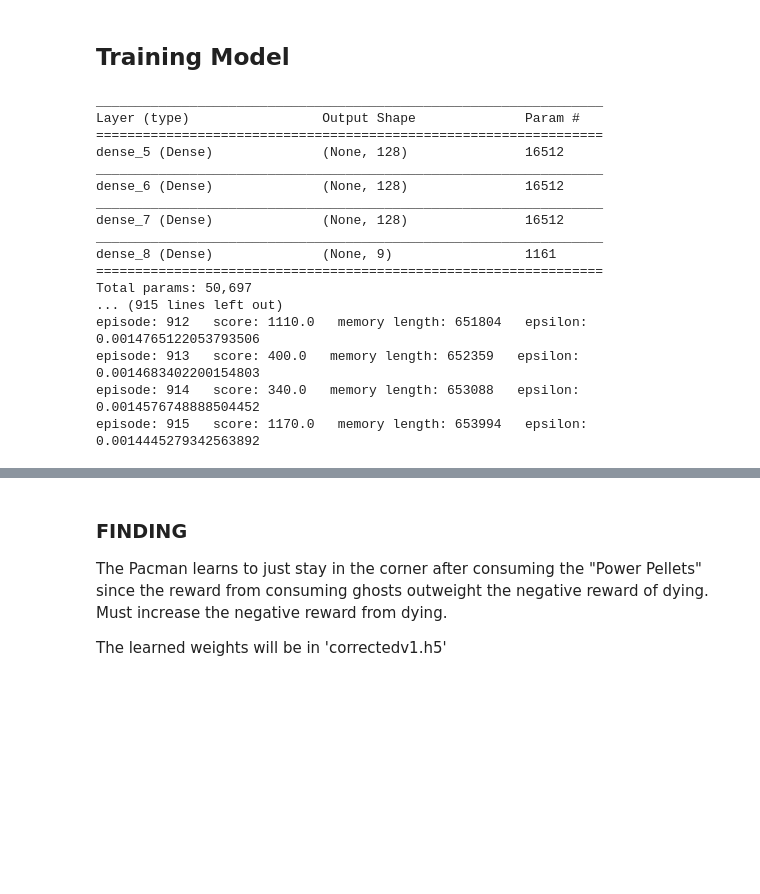
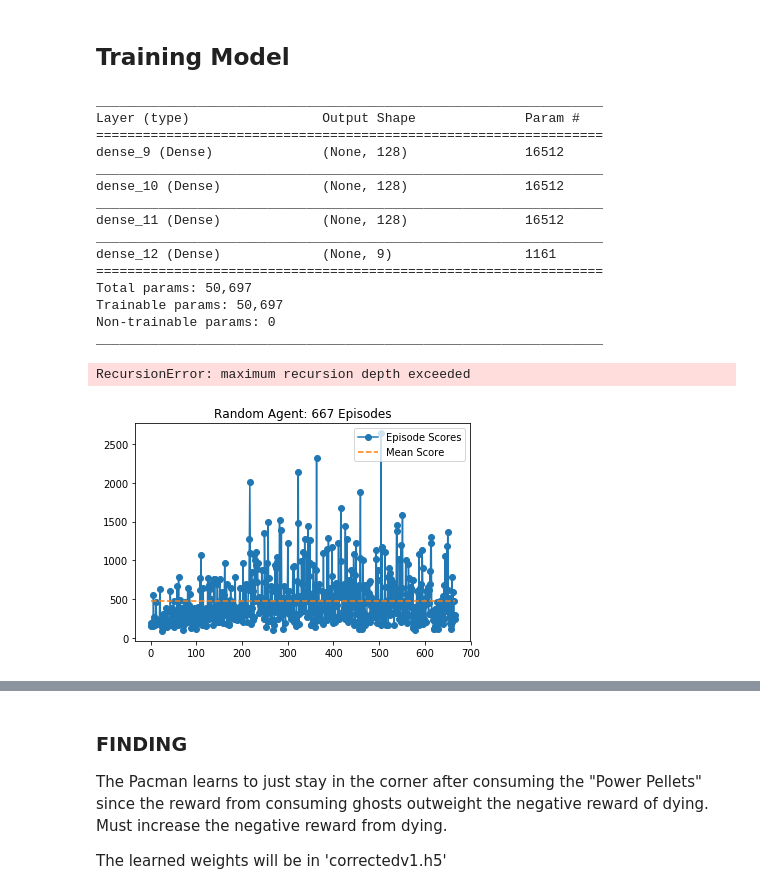
Before and after one commit to ml874/Pacman-Reinforcement-Learning, a Jupyter notebook: Pacman.ipynb, the cells around one changed output, grey strips where cells are left out. Drawn from its saved outputs; the diff is of its cells as text; code cells hidden in the pictures; blank space fills up the shorter version.

```diff
--- a/Pacman.ipynb
+++ b/Pacman.ipynb
@@ -96,12 +83,12 @@ class DQNAgent:
         self.learning_rate = 0.005
         self.epsilon = 1.0
         self.epsilon_decay = 0.99999
-        self.epsilon_min = 0.0
+        self.epsilon_min = 0.05
         self.batch_size = 64
         self.train_start = 1000
 
         # create replay memory using deque
-        self.memory = deque(maxlen=1000000)
+        self.memory = deque(maxlen=100000)
 
         # create main model
         self.model = self.build_model()
@@ -176,8 +163,8 @@ class DQNAgent:
 
 if __name__ == "__main__":
     EPISODES = 1000
-    env = gym.make('MsPacman-ram-v0')
-    env = wrappers.Monitor(env, '/tmp/MsPacman-ram-experiment-1',force=True)
+    env_orig = gym.make('MsPacman-ram-v0')
+    env = wrappers.Monitor(env_orig, '/tmp/MsPacman-ram-experiment-1',force=True)
 
     # get size of state and action from environment
     state_size = env.observation_space.shape[0]
@@ -196,6 +183,7 @@ if __name__ == "__main__":
         lives = 3
         while not done:
             dead = False
+            steps = 0
             while not dead:
                 if agent.render:
                     env.render()
@@ -203,13 +191,15 @@ if __name__ == "__main__":
                 # get action for the current state and go one step in environment
                 action = agent.get_action(state)
                 next_state, reward, done, info = env.step(action)
+                steps += 1
                 score += reward
 
                 dead = info['ale.lives'] != lives
                 lives = info['ale.lives']
 #                 if (dead):
 #                     print(dead, done)
-                reward = reward - 2 if not dead else -10000  # if action make Pacman dead, then gives penalty of -100
+                adjusted_reward = reward*10*steps
+                reward = reward - 2 + adjusted_reward if not dead else -10000  # if action make Pacman dead, then gives penalty of -100
 #                 print(reward)
                 next_state = np.reshape(next_state, [1, state_size])/256.0
 
@@ -233,8 +223,11 @@ if __name__ == "__main__":
                 episodes.append(e)
                 pylab.plot(episodes, scores, 'b')
                 pylab.savefig("./pacman.png")
-                print("episode:", e, "  score:", score, "  memory length:",
-                      len(agent.memory), "  epsilon:", agent.epsilon)
+#                 print("episode:", e, "  score:", score, "  memory length:",
+#                       len(agent.memory), "  epsilon:", agent.epsilon)
+                with open('./output.txt', 'a+') as f:
+                    f.write("episode:" + str(e) + "  score:" + str(score) + "  memory length:"+
+                            str(len(agent.memory))+ "  epsilon:"+ str(agent.epsilon) + "\n")
 #     #   # save the model
         if e % 10 == 0:
             agent.model.save_weights("./Saved Weights/pacman_correctedv22.h5")
@@ -244,17 +237,16 @@ if __name__ == "__main__":
 _________________________________________________________________
 Layer (type)                 Output Shape              Param #
 =================================================================
-dense_5 (Dense)              (None, 128)               16512
+dense_9 (Dense)              (None, 128)               16512
 _________________________________________________________________
-dense_6 (Dense)              (None, 128)               16512
+dense_10 (Dense)             (None, 128)               16512
 _________________________________________________________________
-dense_7 (Dense)              (None, 128)               16512
+dense_11 (Dense)             (None, 128)               16512
 _________________________________________________________________
-dense_8 (Dense)              (None, 9)                 1161
+dense_12 (Dense)             (None, 9)                 1161
 =================================================================
 Total params: 50,697
-... (915 lines left out)
-episode: 912   score: 1110.0   memory length: 651804   epsilon: 0.0014765122053793506
-episode: 913   score: 400.0   memory length: 652359   epsilon: 0.0014683402200154803
-episode: 914   score: 340.0   memory length: 653088   epsilon: 0.0014576748888504452
-episode: 915   score: 1170.0   memory length: 653994   epsilon: 0.0014445279342563892
+Trainable params: 50,697
+Non-trainable params: 0
+_________________________________________________________________
+RecursionError: maximum recursion depth exceeded
@@ -260,0 +255,19 @@ episode: 915   score: 1170.0   memory length: 653994   epsilon: 0.00144452793425
+# %%
+with open('output.txt', 'r') as f:
+    output = f.readlines()
+
+scores = [float(line.split()[1].split(':')[1]) for line in output]
+# %%
+import matplotlib.pyplot as plt
+import numpy as np
+fig,ax = plt.subplots()
+# Plot the data
+data_line = ax.plot(scores, label='Episode Scores', marker='o')
+# Plot the average line
+mean_line = ax.plot(np.arange(len(scores)),np.repeat(np.mean(scores), len(scores)), label='Mean Score', linestyle='--')
+# Make a legend
+legend = ax.legend(loc='upper right')
+plt.title("Random Agent: {} Episodes".format(len(scores)))
+plt.show()
+# %% [output]
+[figure, added]
```
Also changed, not shown: parts of 4 cells of this notebook.
